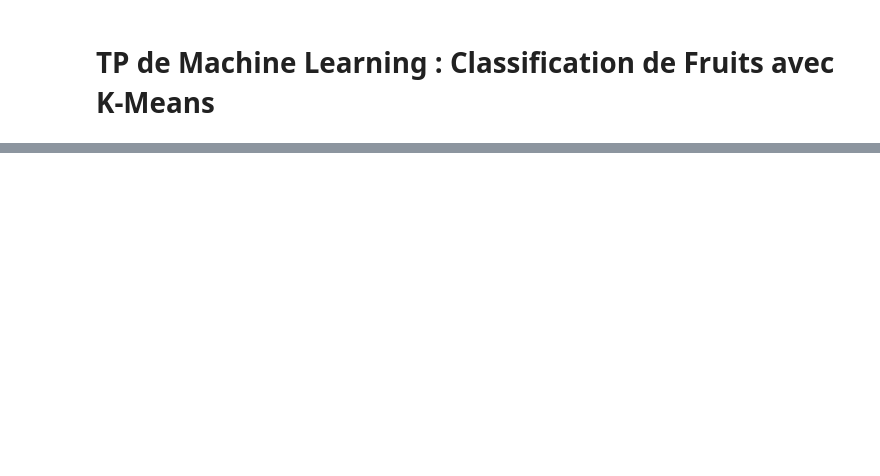
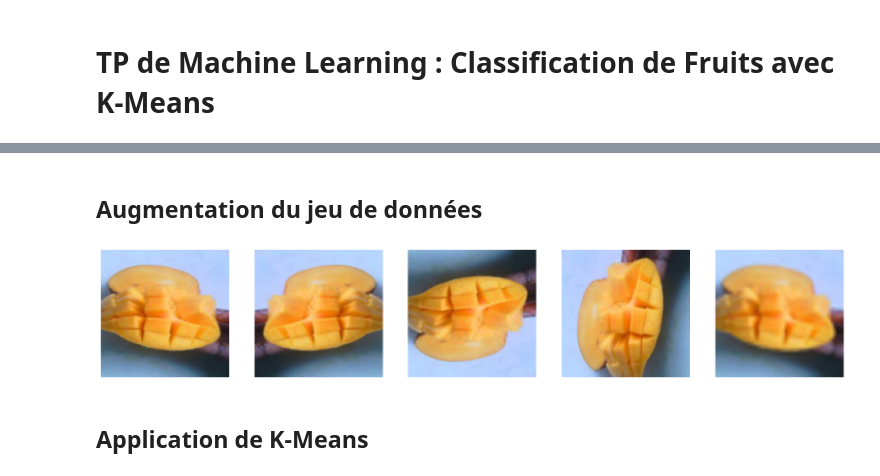
Before and after one commit to sinux-l5d/INFO905-TP3, a Jupyter notebook: tp.ipynb, the cells around one changed output, grey strips where cells are left out. Saved outputs shown, nothing was run; the diff lists cells and outputs as text; code cells hidden in the pictures; blank space fills up the shorter version.

```diff
--- a/tp.ipynb
+++ b/tp.ipynb
@@ -24,0 +40,18 @@ TypeError: unsupported operand type(s) for +: 'int' and 'Image'
+# %% [markdown]
+## Augmentation du jeu de données
+# %%
+
+def variations(imgs):
+    return sum([[img,
+            img.transpose(Image.FLIP_LEFT_RIGHT),
+            img.transpose(Image.FLIP_TOP_BOTTOM),
+            img.transpose(Image.ROTATE_90),
+            img.resize((50,40)).resize((100,100))]
+            for img in imgs], [])
+
+imgs = take(1)
+display_row(*variations(imgs))
+# %% [output]
+[figure, added]
+# %% [markdown]
+## Application de K-Means
```
Also changed, not shown: parts of 10 cells of this notebook.
